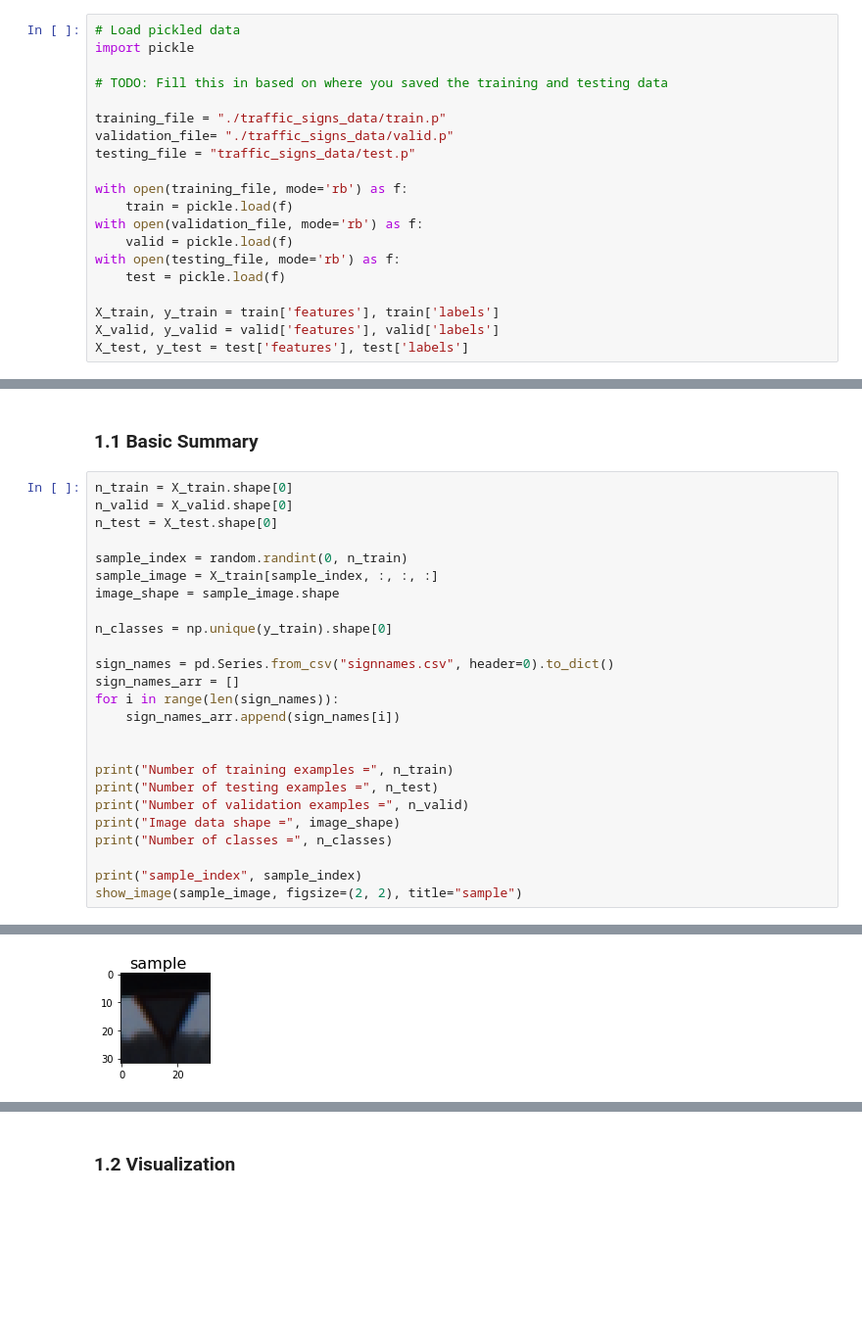
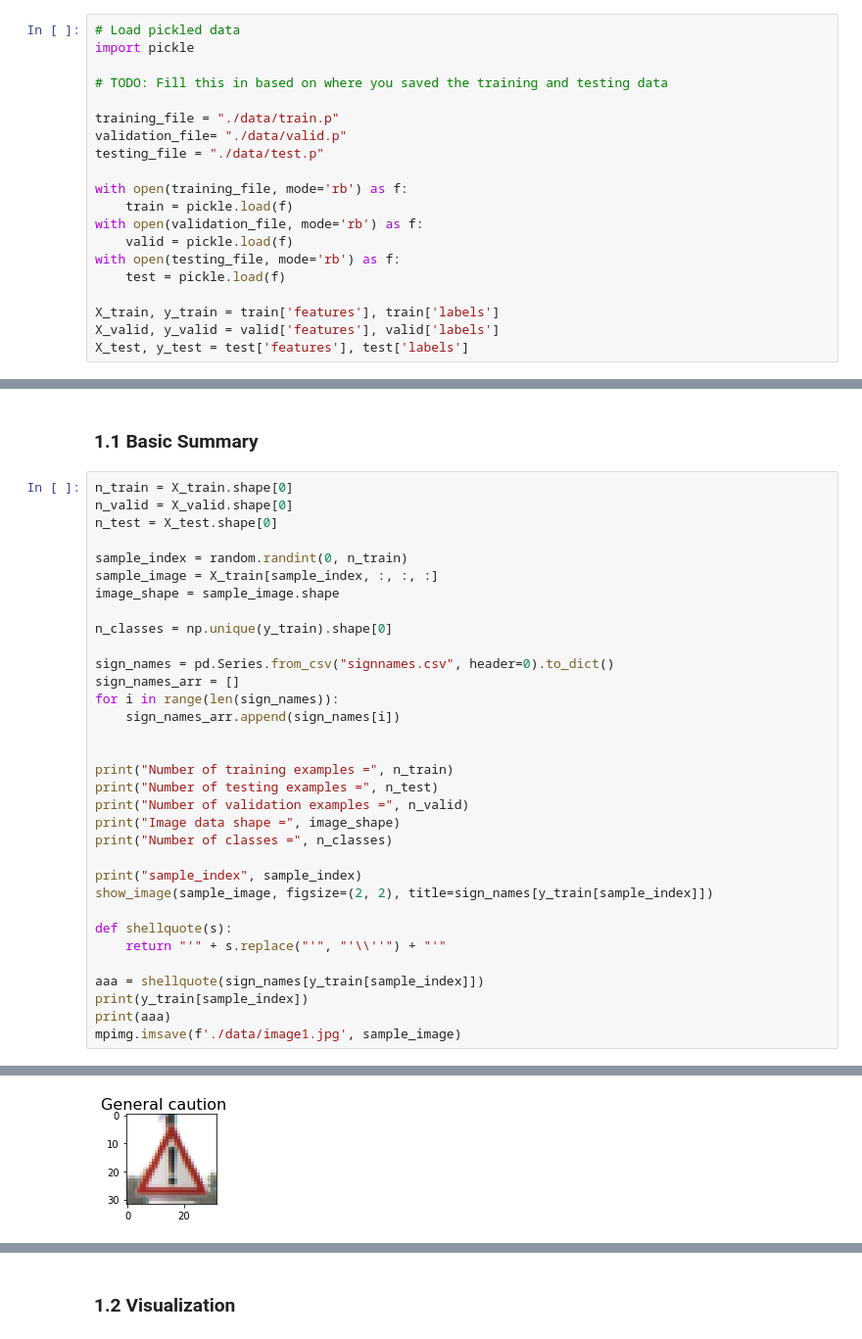
Before and after one commit to jinhuangpublic/sdcnd-udacity, a Jupyter notebook: project03 traffic sign classifier/main.ipynb, the cells around one changed output, grey strips where cells are left out. Shown at 98% size. Saved outputs shown, nothing was run; the diff lists cells and outputs as text; blank space fills up the shorter version.

```diff
--- a/project03 traffic sign classifier/main.ipynb
+++ b/project03 traffic sign classifier/main.ipynb
@@ -63,9 +67,9 @@ import pickle
 
 # TODO: Fill this in based on where you saved the training and testing data
 
-training_file = "./traffic_signs_data/train.p"
-validation_file= "./traffic_signs_data/valid.p"
-testing_file = "traffic_signs_data/test.p"
+training_file = "./data/train.p"
+validation_file= "./data/valid.p"
+testing_file = "./data/test.p"
 
 with open(training_file, mode='rb') as f:
     train = pickle.load(f)
@@ -109,7 +113,15 @@ print("Image data shape =", image_shape)
 print("Number of classes =", n_classes)
 
 print("sample_index", sample_index)
-show_image(sample_image, figsize=(2, 2), title="sample")
+show_image(sample_image, figsize=(2, 2), title=sign_names[y_train[sample_index]])
+
+def shellquote(s):
+    return "'" + s.replace("'", "'\\''") + "'"
+
+aaa = shellquote(sign_names[y_train[sample_index]])
+print(y_train[sample_index])
+print(aaa)
+mpimg.imsave(f'./data/image1.jpg', sample_image)
 # %% [output]
 Number of training examples = 34799
 Number of testing examples = 12630
@@ -120 +132 @@ sample_index 21818
-[figure, old version]
+[figure, new version]
```
Also changed, not shown: parts of 33 cells of this notebook.
